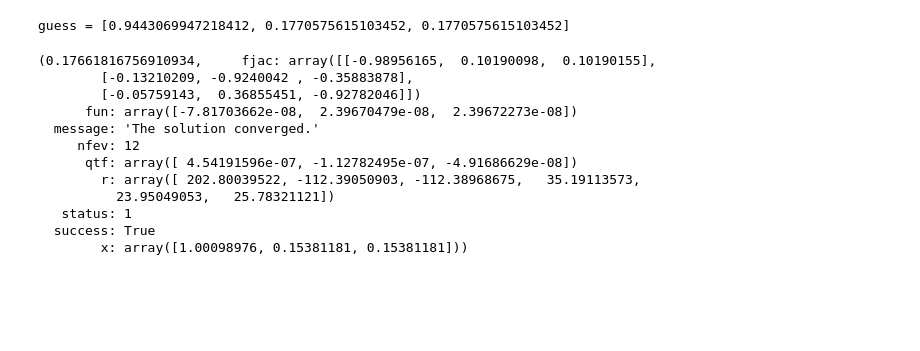
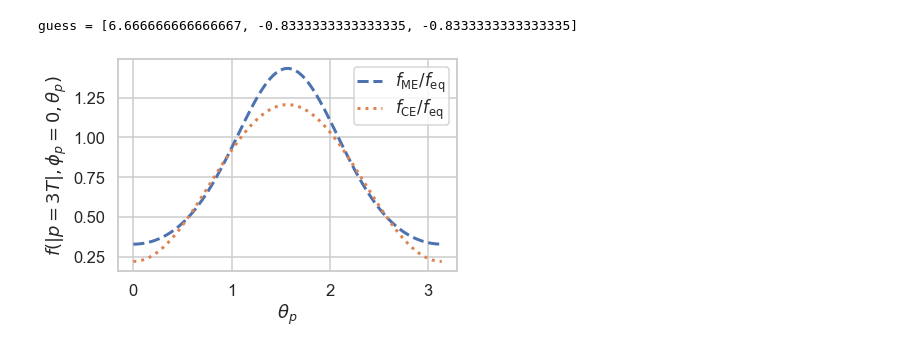
Before and after one commit to derekeverett/max_entropy_match, a Jupyter notebook: Solving_Energy_Shear.ipynb, the cells around one changed output. Saved outputs shown, nothing was run; the diff lists cells and outputs as text; code cells hidden in the pictures; blank space fills up the shorter version.

```diff
--- a/Solving_Energy_Shear.ipynb
+++ b/Solving_Energy_Shear.ipynb
@@ -253,7 +318,16 @@ def f_dist(p, e, pi_xx, pi_xy, pi_xz, pi_yy, pi_yz):
 # %%
-e = 50.
-pi_xx = -e/10.
-pi_yy = -e/10.
+T_sw = 0.15
+beta_sw = 1./T_sw
+e = equil_eps(beta_sw)
+
+#Conformal EoS
+p_eq = e / 3.
+
+R_pi_inv = 1/5.
+
+#shear tensor
+pi_xx = p_eq * R_pi_inv
+pi_yy = pi_xx
 pi_xy = 0.
 pi_xz = 0.
 pi_yz = 0.
@@ -261,20 +335,40 @@ pi_zz = -(pi_xx + pi_yy)
 
 pi_ij = np.array( [[pi_xx, pi_xy, pi_xz],[pi_xy, pi_yy, pi_yz],[pi_xz, pi_yz, pi_zz]] )
 
-p = np.array([1., 1., 1.])
-
-f_dist(p, e, pi_xx, pi_xy, pi_xz, pi_yy, pi_yz)
+beta, gamma_ij, info = find_lagrange_multipliers(e, pi_xx, pi_xy, pi_xz, pi_yy, pi_yz)
 # %% [output]
-guess = [0.9443069947218412, 0.1770575615103452, 0.1770575615103452]
+guess = [6.666666666666667, -0.8333333333333335, -0.8333333333333335]
-(0.17661816756910934,     fjac: array([[-0.98956165,  0.10190098,  0.10190155],
-        [-0.13210209, -0.9240042 , -0.35883878],
-        [-0.05759143,  0.36855451, -0.92782046]])
-      fun: array([-7.81703662e-08,  2.39670479e-08,  2.39672273e-08])
-  message: 'The solution converged.'
-     nfev: 12
-      qtf: array([ 4.54191596e-07, -1.12782495e-07, -4.91686629e-08])
-        r: array([ 202.80039522, -112.39050903, -112.38968675,   35.19113573,
-          23.95049053,   25.78321121])
-   status: 1
-  success: True
-        x: array([1.00098976, 0.15381181, 0.15381181]))
+# %%
+#plot angular distribution
+thetap_vals = np.linspace(0., np.pi, 100)
+p_mag = 3. / beta_sw
+
+f_ME_ratio = []
+f_CE_ratio = []
+
+for thetap in thetap_vals:
+    px = p_mag * np.sin(thetap)
+    py = 0.
+    pz = p_mag * np.cos(thetap)
+    p = np.array([px, py, pz])
+
+    f_eq = f_dist_fast(p, beta_sw, np.zeros((3,3)))
+    f_ME = f_dist_fast(p, beta, gamma_ij)
+    f_CE = f_CE_RTA(p, e, pi_ij)
+
+    ratio_ME = f_ME / f_eq
+    ratio_CE = f_CE / f_eq
+
+    f_ME_ratio.append(ratio_ME)
+    f_CE_ratio.append(ratio_CE)
+# %%
+plt.plot(thetap_vals, f_ME_ratio, label=r'$f_{\rm ME} / f_{\rm eq}$', ls='--', lw=3)
+plt.plot(thetap_vals, f_CE_ratio, label=r'$f_{\rm CE} / f_{\rm eq}$', ls=':', lw=3)
+plt.xlabel(r'$\theta_p$')
+plt.ylabel(r'$f(|p = 3T|, \phi_p=0, \theta_p)$')
+plt.legend(borderpad=0.2, labelspacing=0.2, handlelength=1.5)
+plt.tight_layout(True)
+plt.savefig('plots/shear_thetap_dist.png', dpi=500)
+plt.show()
+# %% [output]
+[figure, added]
```
Also changed, not shown: parts of 16 cells of this notebook.
